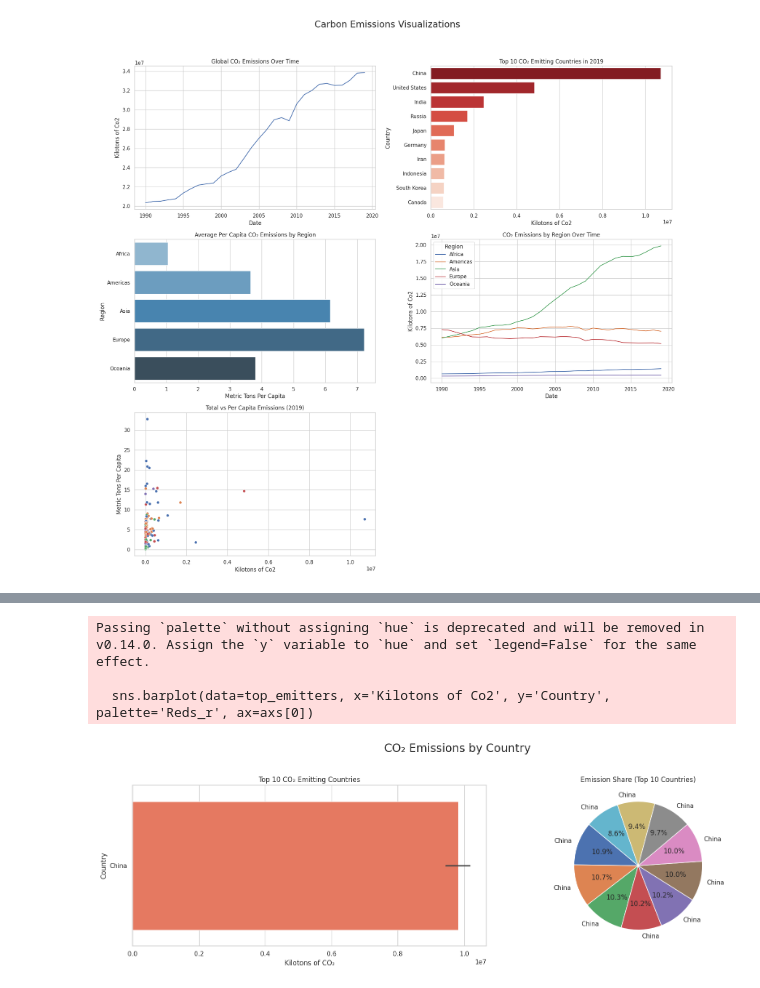
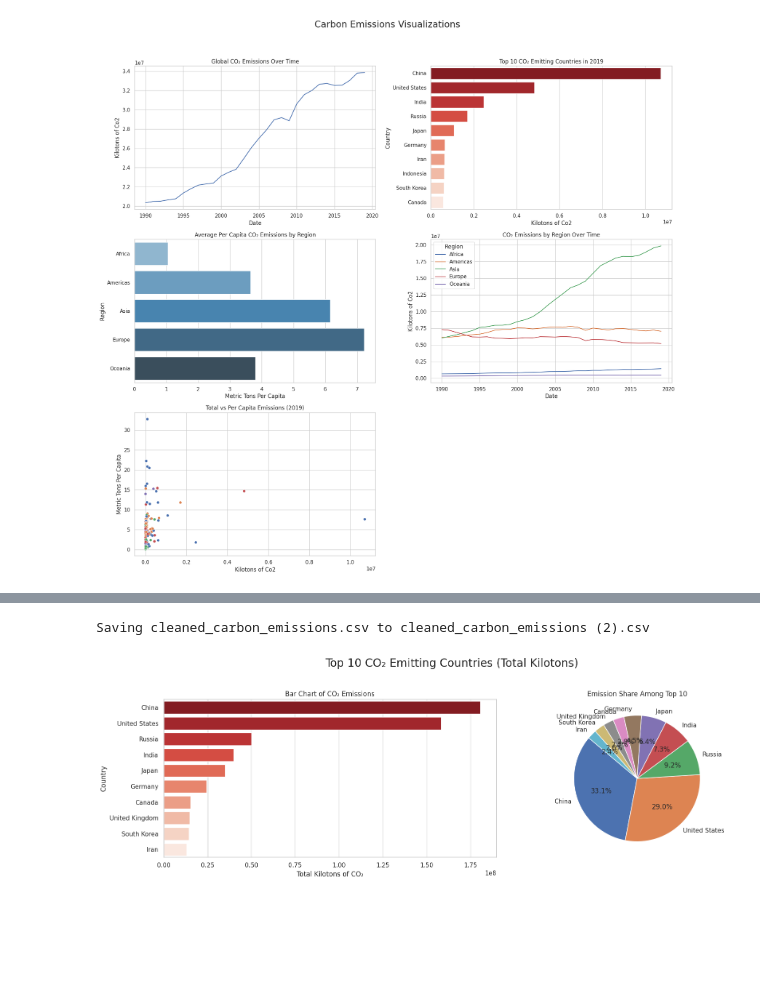
Before and after one commit to RodaMuthoni/CO-Emissions-Estimator, a Jupyter notebook: visualizations.ipynb, the cells around one changed output, grey strips where cells are left out. Drawn from its saved outputs; the diff is of its cells as text; code cells hidden in the pictures; blank space fills up the shorter version.

```diff
--- a/visualizations.ipynb
+++ b/visualizations.ipynb
@@ -66,38 +66,59 @@ Passing `palette` without assigning `hue` is deprecated and will be removed in v
   sns.barplot(data=region_per_capita, x='Metric Tons Per Capita', y='Region', ax=axs[1, 0], palette="Blues_d")
 [figure]
 # %%
+# STEP 1: Upload CSV
+from google.colab import files
+uploaded = files.upload()
+
+# STEP 2: Import libraries
 import pandas as pd
 import matplotlib.pyplot as plt
 import seaborn as sns
 
-# Load your CSV file
-df = pd.read_csv("cleaned_carbon_emissions.csv")
+# STEP 3: Load and clean data
+filename = next(iter(uploaded))  # Gets the uploaded filename
+df = pd.read_csv(filename)
 
-# Clean column names
+# Remove extra spaces and ensure numeric values
 df.columns = df.columns.str.strip()
-
-# Convert emissions to numeric
 df['Kilotons of Co2'] = pd.to_numeric(df['Kilotons of Co2'], errors='coerce')
 df.dropna(subset=['Kilotons of Co2'], inplace=True)
 
-# Get top 10 emitters
-top_emitters = df.sort_values(by='Kilotons of Co2', ascending=False).head(10)
+# STEP 4: Group by country to get total emissions
+grouped_df = df.groupby('Country', as_index=False)['Kilotons of Co2'].sum()
 
-# Set plot style
+# STEP 5: Get top 10 emitting countries
+top_emitters = grouped_df.sort_values(by='Kilotons of Co2', ascending=False).head(10)
+
+# STEP 6: Plotting
 sns.set(style="whitegrid")
 fig, axs = plt.subplots(1, 2, figsize=(18, 6))
-fig.suptitle("CO₂ Emissions by Country", fontsize=20)
+fig.suptitle("Top 10 CO₂ Emitting Countries (Total Kilotons)", fontsize=20)
 
-# Bar chart: Top 10
-sns.barplot(data=top_emitters, x='Kilotons of Co2', y='Country', palette='Reds_r', ax=axs[0])
-axs[0].set_title("Top 10 CO₂ Emitting Countries")
-axs[0].set_xlabel("Kilotons of CO₂")
+# Bar chart (fixed palette warning by using hue)
+sns.barplot(
+    data=top_emitters,
+    x='Kilotons of Co2',
+    y='Country',
+    hue='Country',
+    palette='Reds_r',
+    legend=False,
+    ax=axs[0]
+)
+axs[0].set_title("Bar Chart of CO₂ Emissions")
+axs[0].set_xlabel("Total Kilotons of CO₂")
 axs[0].set_ylabel("Country")
 
-# Pie chart: Emission share
-axs[1].pie(top_emitters['Kilotons of Co2'], labels=top_emitters['Country'], autopct='%1.1f%%', startangle=140)
-axs[1].set_title("Emission Share (Top 10 Countries)")
+# Pie chart
+axs[1].pie(
+    top_emitters['Kilotons of Co2'],
+    labels=top_emitters['Country'],
+    autopct='%1.1f%%',
+    startangle=140
+)
+axs[1].set_title("Emission Share Among Top 10")
 
+# Layout
 plt.tight_layout(rect=[0, 0.03, 1, 0.95])
 plt.show()
 # %% [output]
@@ -104,4 +126,2 @@ plt.show()
-Passing `palette` without assigning `hue` is deprecated and will be removed in v0.14.0. Assign the `y` variable to `hue` and set `legend=False` for the same effect.
-
-  sns.barplot(data=top_emitters, x='Kilotons of Co2', y='Country', palette='Reds_r', ax=axs[0])
+Saving cleaned_carbon_emissions.csv to cleaned_carbon_emissions (2).csv
-[figure, old version]
+[figure, new version]
```
Also changed, not shown: parts of 3 cells of this notebook.
